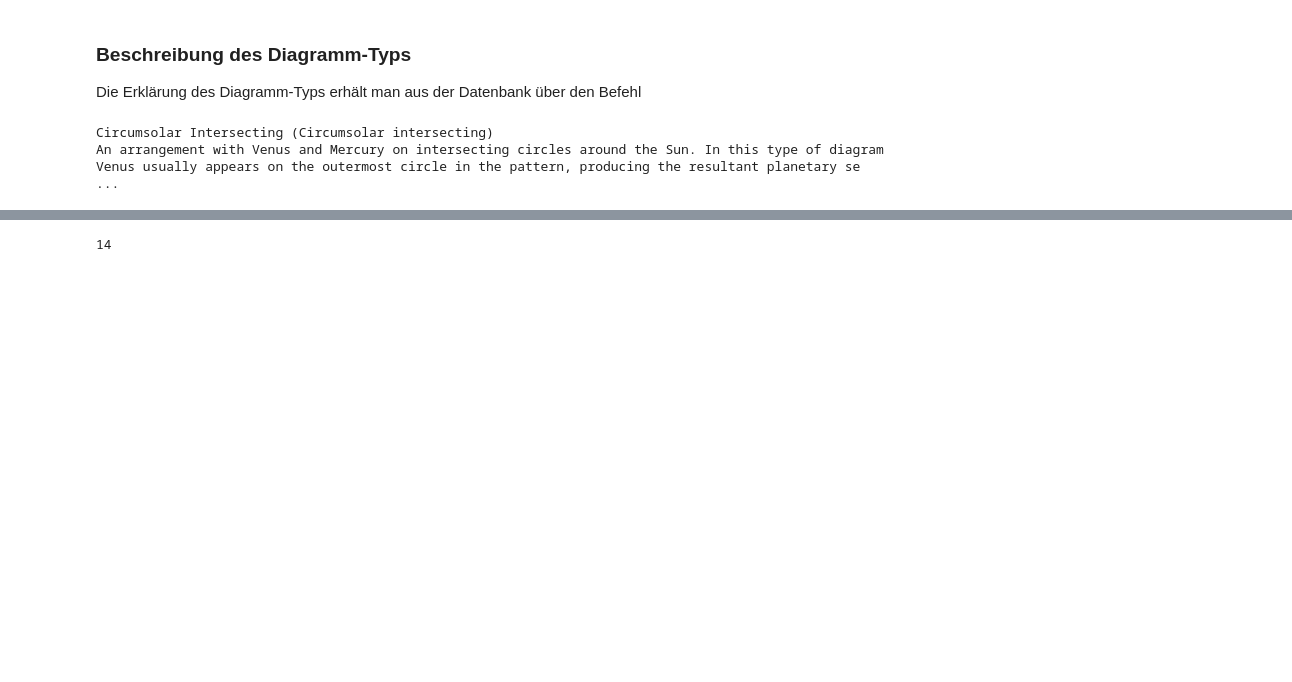
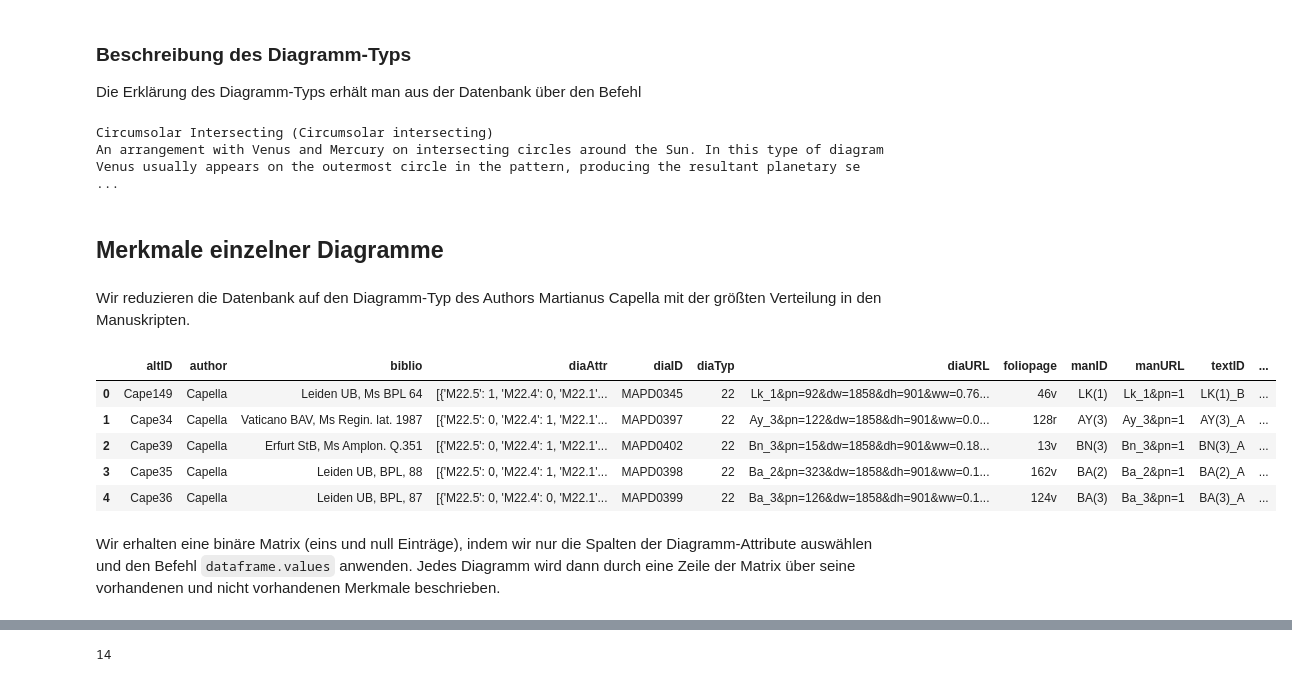
Before and after one commit to computational-humanities/vorlesung, a Jupyter notebook: Notebooks/CH_Clustering_DiagrammTyp.ipynb, the cells around one changed output, grey strips where cells are left out. Cells and saved outputs as stored; diff of their text form; code cells hidden in the pictures; blank space fills up the shorter version.

```diff
--- a/Notebooks/CH_Clustering_DiagrammTyp.ipynb
+++ b/Notebooks/CH_Clustering_DiagrammTyp.ipynb
@@ -99,3 +43,9 @@ print(diaTypeDescr(22))
 # %% [output]
 Circumsolar Intersecting (Circumsolar intersecting)
 An arrangement with Venus and Mercury on intersecting circles around the Sun. In this type of diagram Venus usually appears on the outermost circle in the pattern, producing the resultant planetary se ...
+# %% [markdown]
+## Merkmale einzelner Diagramme
+# %% [markdown]
+Wir reduzieren die Datenbank auf den Diagramm-Typ des Authors Martianus Capella mit der größten Verteilung in den Manuskripten.
+# %%
+dfCapella = diagrams[(diagrams['author']=='Capella') & (diagrams['diaTyp']==22)].reset_index(drop=True)
@@ -101,0 +55,12 @@ An arrangement with Venus and Mercury on intersecting circles around the Sun. In
+# %%
+dfCapellaAttr = dfCapella.join(dfAttr)
+dfCapellaAttr.head()
+# %% [output]
+|  | altID | author | biblio | diaAttr | diaID | diaTyp | diaURL | foliopage | manID | manURL | textID | ... |
+| 0 | Cape149 | Capella | Leiden UB, Ms BPL 64 | [{'M22.5': 1, 'M22.4': 0, 'M22.1'... | MAPD0345 | 22 | Lk_1&pn=92&dw=1858&dh=901&ww=0.76... | 46v | LK(1) | Lk_1&pn=1 | LK(1)_B | ... |
+| 1 | Cape34 | Capella | Vaticano BAV, Ms Regin. lat. 1987 | [{'M22.5': 0, 'M22.4': 1, 'M22.1'... | MAPD0397 | 22 | Ay_3&pn=122&dw=1858&dh=901&ww=0.0... | 128r | AY(3) | Ay_3&pn=1 | AY(3)_A | ... |
+| 2 | Cape39 | Capella | Erfurt StB, Ms Amplon. Q.351 | [{'M22.5': 0, 'M22.4': 1, 'M22.1'... | MAPD0402 | 22 | Bn_3&pn=15&dw=1858&dh=901&ww=0.18... | 13v | BN(3) | Bn_3&pn=1 | BN(3)_A | ... |
+| 3 | Cape35 | Capella | Leiden UB, BPL, 88 | [{'M22.5': 0, 'M22.4': 1, 'M22.1'... | MAPD0398 | 22 | Ba_2&pn=323&dw=1858&dh=901&ww=0.1... | 162v | BA(2) | Ba_2&pn=1 | BA(2)_A | ... |
+| 4 | Cape36 | Capella | Leiden UB, BPL, 87 | [{'M22.5': 0, 'M22.4': 0, 'M22.1'... | MAPD0399 | 22 | Ba_3&pn=126&dw=1858&dh=901&ww=0.1... | 124v | BA(3) | Ba_3&pn=1 | BA(3)_A | ... |
+# %% [markdown]
+Wir erhalten eine binäre Matrix (eins und null Einträge), indem wir nur die Spalten der Diagramm-Attribute auswählen und den Befehl `dataframe.values` anwenden. Jedes Diagramm wird dann durch eine Zeile der Matrix über seine vorhandenen und nicht vorhandenen Merkmale beschrieben.
```
Also changed, not shown: parts of 27 cells of this notebook, 1 other file.
